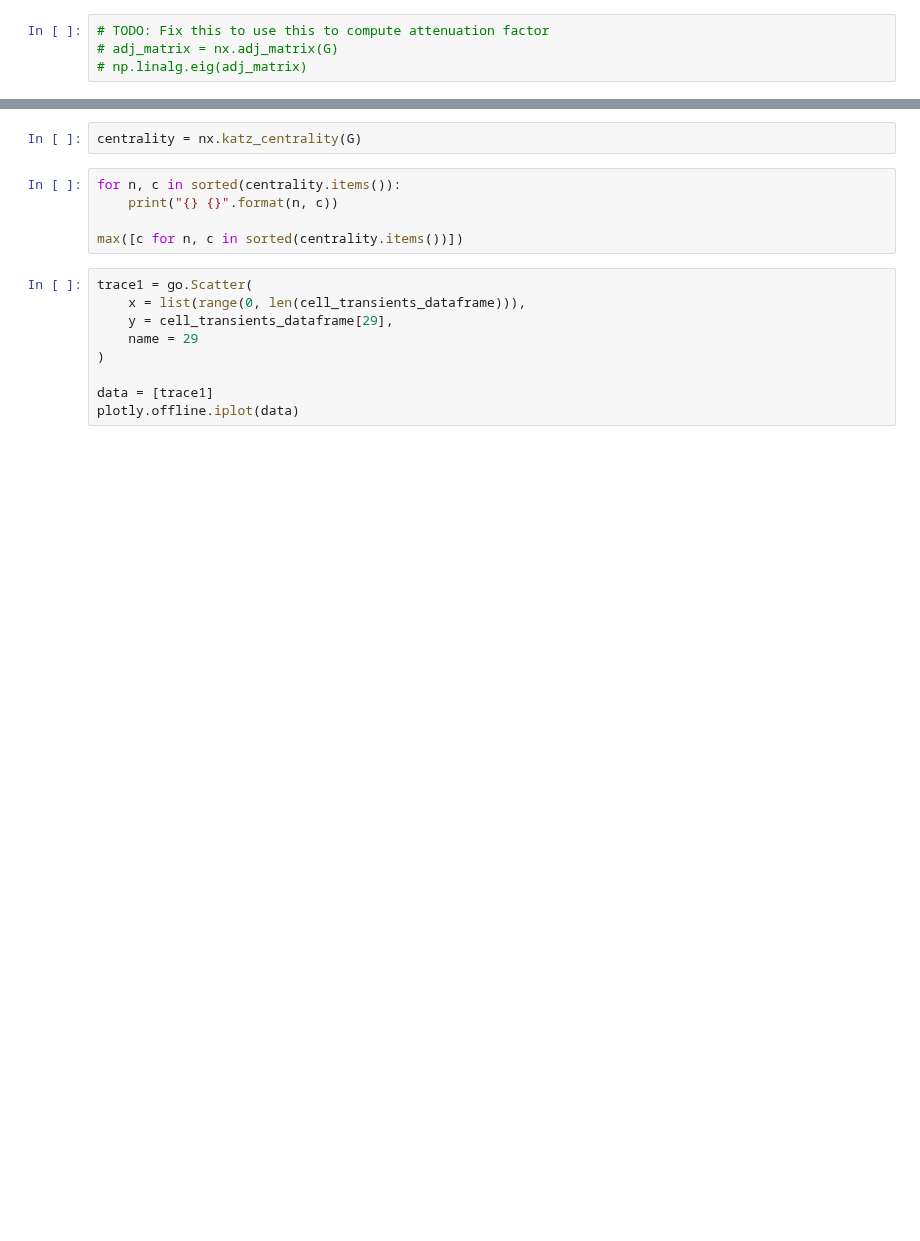
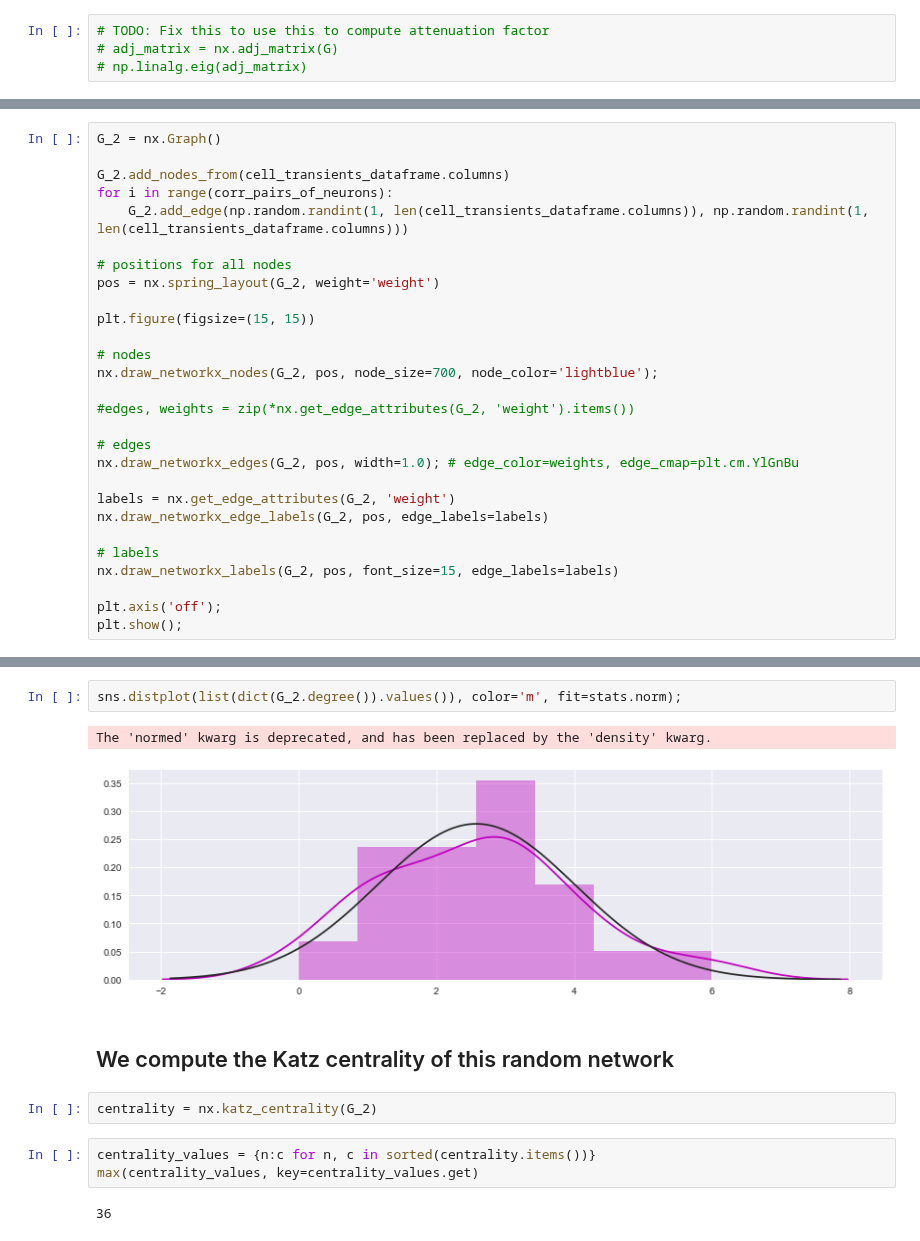
Before and after one commit to smu160/PvsNP, a Jupyter notebook: Graph_Analysis.ipynb, the cells around one changed output, grey strips where cells are left out. Drawn from its saved outputs; the diff is of its cells as text; blank space fills up the shorter version.

```diff
--- a/Graph_Analysis.ipynb
+++ b/Graph_Analysis.ipynb
@@ -104,0 +166,28 @@ The 'normed' kwarg is deprecated, and has been replaced by the 'density' kwarg.
+# %%
+G_2 = nx.Graph()
+
+G_2.add_nodes_from(cell_transients_dataframe.columns)
+for i in range(corr_pairs_of_neurons):
+    G_2.add_edge(np.random.randint(1, len(cell_transients_dataframe.columns)), np.random.randint(1, len(cell_transients_dataframe.columns)))
+
+# positions for all nodes
+pos = nx.spring_layout(G_2, weight='weight')
+
+plt.figure(figsize=(15, 15))
+
+# nodes
+nx.draw_networkx_nodes(G_2, pos, node_size=700, node_color='lightblue');
+
+#edges, weights = zip(*nx.get_edge_attributes(G_2, 'weight').items())
+
+# edges
+nx.draw_networkx_edges(G_2, pos, width=1.0); # edge_color=weights, edge_cmap=plt.cm.YlGnBu
+
+labels = nx.get_edge_attributes(G_2, 'weight')
+nx.draw_networkx_edge_labels(G_2, pos, edge_labels=labels)
+
+# labels
+nx.draw_networkx_labels(G_2, pos, font_size=15, edge_labels=labels)
+
+plt.axis('off');
+plt.show();
@@ -105,16 +199,14 @@ The 'normed' kwarg is deprecated, and has been replaced by the 'density' kwarg.
+# %%
+sns.distplot(list(dict(G_2.degree()).values()), color='m', fit=stats.norm);
+# %% [output]
+The 'normed' kwarg is deprecated, and has been replaced by the 'density' kwarg.
+[figure, added]
+# %% [markdown]
+## We compute the Katz centrality of this random network
 # %%
-centrality = nx.katz_centrality(G)
+centrality = nx.katz_centrality(G_2)
 # %%
-for n, c in sorted(centrality.items()):
-    print("{} {}".format(n, c))
-
-max([c for n, c in sorted(centrality.items())])
+centrality_values = {n:c for n, c in sorted(centrality.items())}
+max(centrality_values, key=centrality_values.get)
+# %% [output]
+36
-# %%
-trace1 = go.Scatter(
-    x = list(range(0, len(cell_transients_dataframe))),
-    y = cell_transients_dataframe[29],
-    name = 29
-)
-
-data = [trace1]
-plotly.offline.iplot(data)
```
Also changed, not shown: parts of 22 cells of this notebook.
